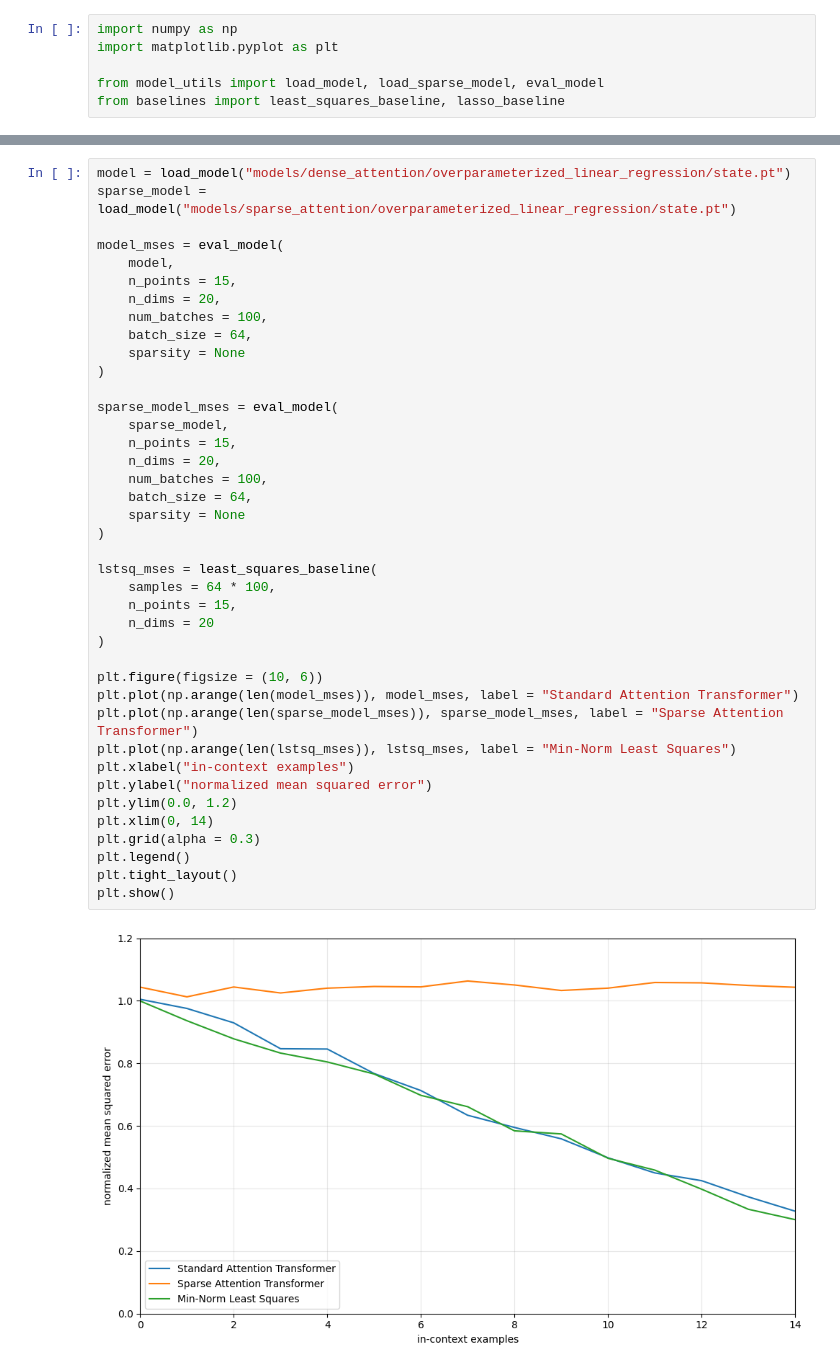
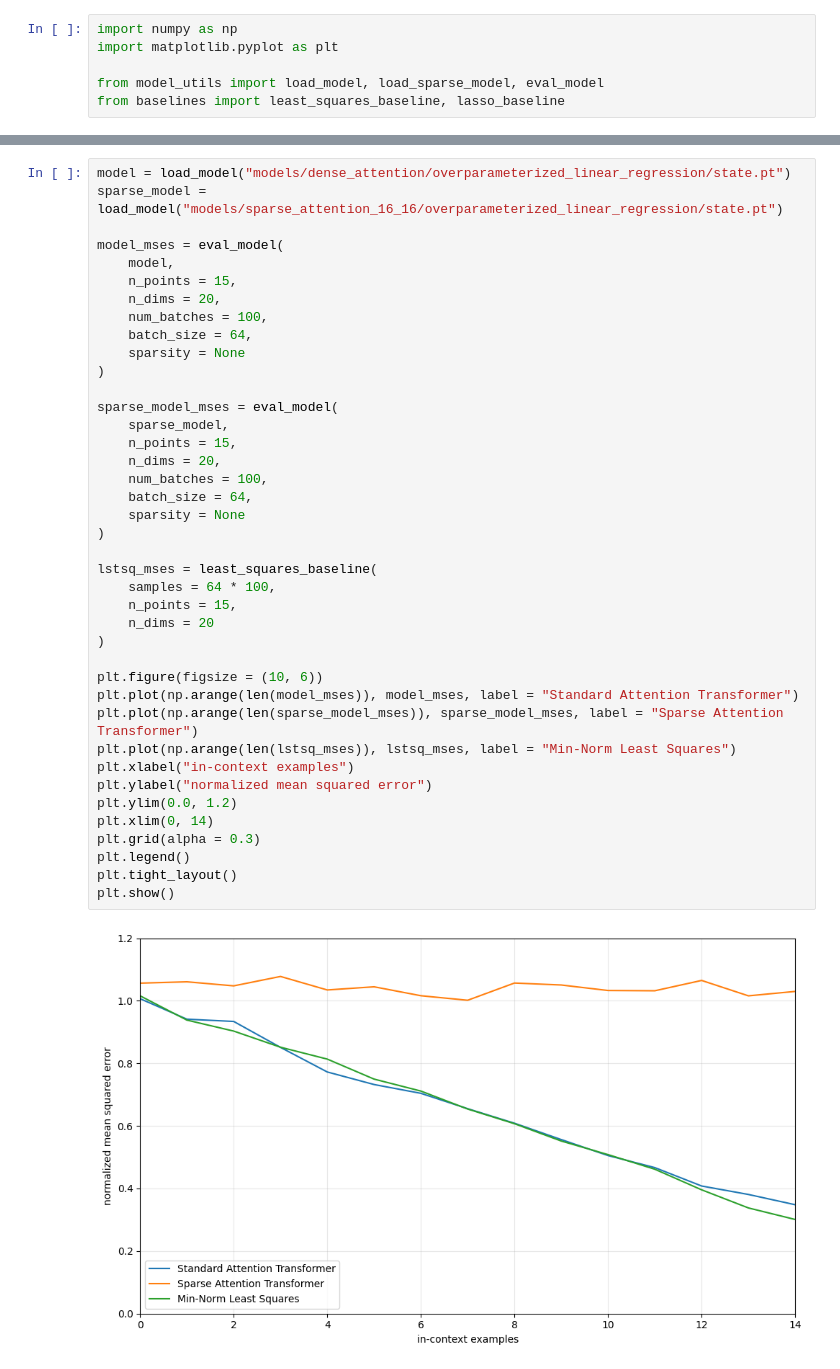
Before and after one commit to Shou-Yue/Incontext-Learning-of-Attention-Mechanisms, a Jupyter notebook: src/eval.ipynb, the cells around one changed output, grey strips where cells are left out. Cells and saved outputs as stored; diff of their text form.

```diff
--- a/src/eval.ipynb
+++ b/src/eval.ipynb
@@ -49,6 +49,6 @@ plt.show()
 # %%
 model = load_model("models/dense_attention/overparameterized_linear_regression/state.pt")
-sparse_model = load_model("models/sparse_attention/overparameterized_linear_regression/state.pt")
+sparse_model = load_model("models/sparse_attention_16_16/overparameterized_linear_regression/state.pt")
 
 model_mses = eval_model(
     model,
@@ -60,33 +60,33 @@ model_mses = eval_model(
 )
 
 sparse_model_mses = eval_model(
     sparse_model,
     n_points = 15,
     n_dims = 20,
     num_batches = 100,
     batch_size = 64,
     sparsity = None
 )
 
 lstsq_mses = least_squares_baseline(
     samples = 64 * 100,
     n_points = 15,
     n_dims = 20
 )
 
 plt.figure(figsize = (10, 6))
 plt.plot(np.arange(len(model_mses)), model_mses, label = "Standard Attention Transformer")
 plt.plot(np.arange(len(sparse_model_mses)), sparse_model_mses, label = "Sparse Attention Transformer")
 plt.plot(np.arange(len(lstsq_mses)), lstsq_mses, label = "Min-Norm Least Squares")
 plt.xlabel("in-context examples")
 plt.ylabel("normalized mean squared error")
 plt.ylim(0.0, 1.2)
 plt.xlim(0, 14)
 plt.grid(alpha = 0.3)
 plt.legend()
 plt.tight_layout()
 plt.show()
 # %% [output]
-[figure, old version]
+[figure, new version]
 # %%
 model = load_model("models/dense_attention/sparse_linear_regression/state.pt")
```
Also changed, not shown: parts of 2 cells of this notebook, 4 other files.
